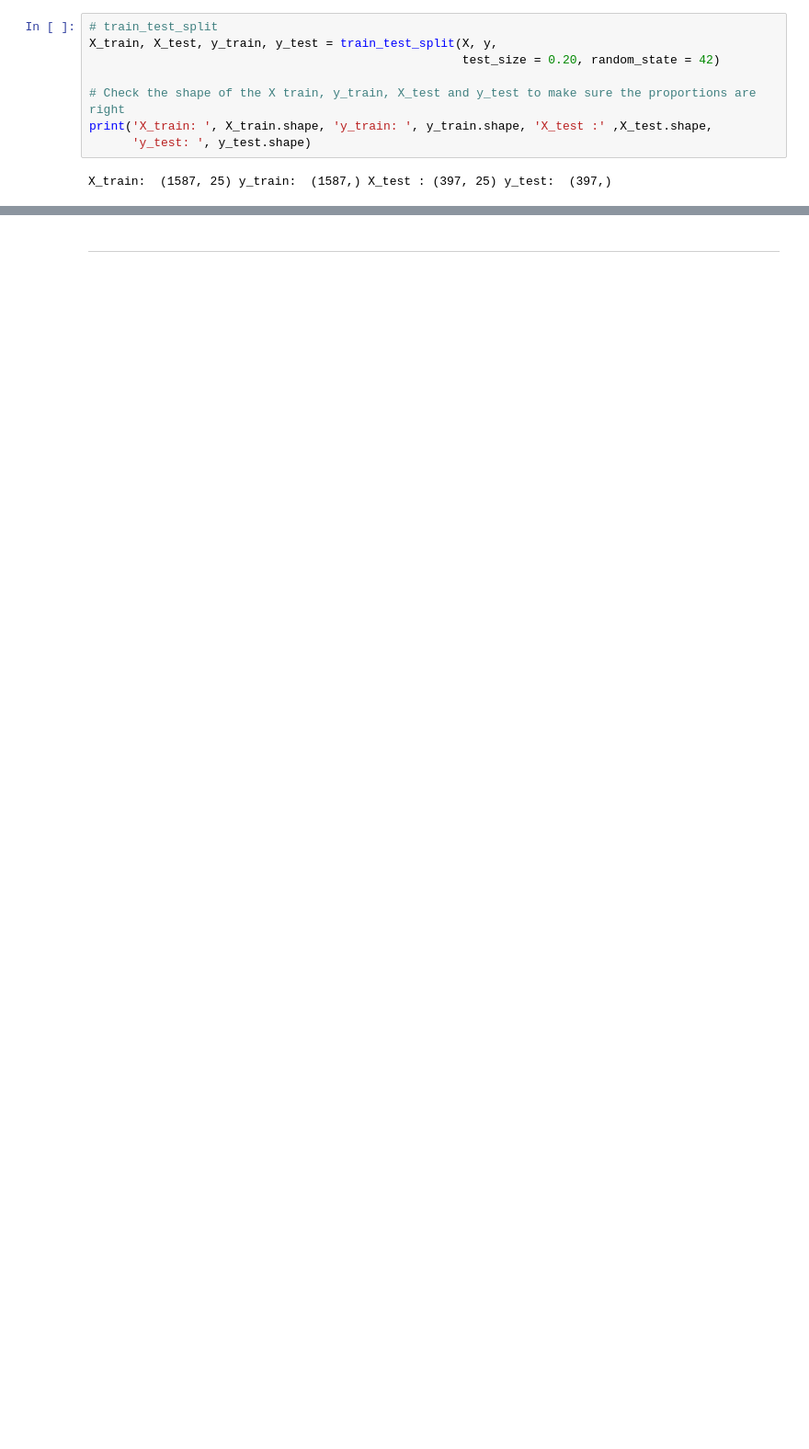
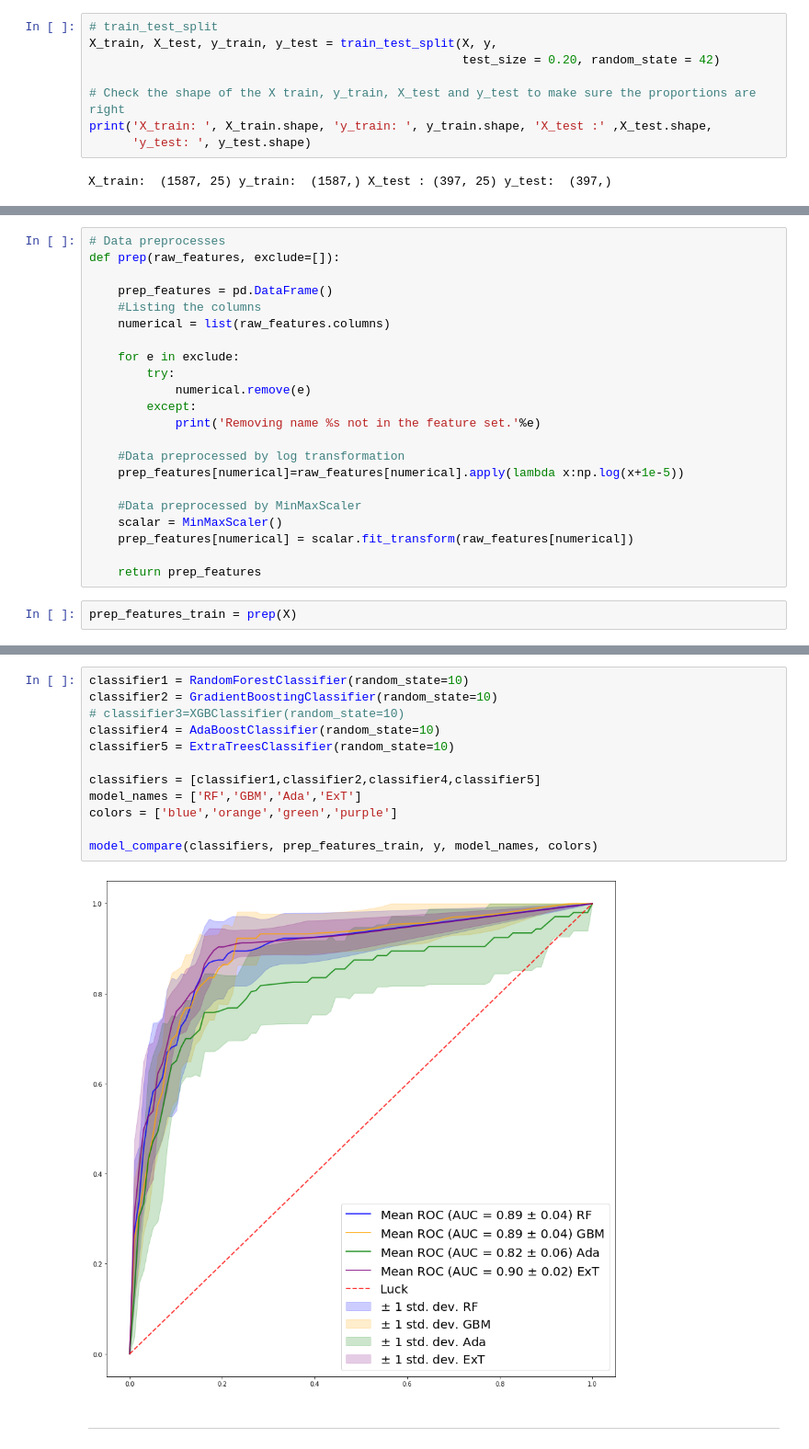
Before and after one commit to gabriellewald/auction-fraud-detection, a Jupyter notebook: notebooks/4_pre_processing_modeling.ipynb, the cells around one changed output, grey strips where cells are left out. Shown at 92% size. Drawn from its saved outputs; the diff is of its cells as text; blank space fills up the shorter version.

Commit message:
Initial model training

```diff
--- a/notebooks/4_pre_processing_modeling.ipynb
+++ b/notebooks/4_pre_processing_modeling.ipynb
@@ -90,0 +152,24 @@ X_train:  (1587, 25) y_train:  (1587,) X_test : (397, 25) y_test:  (397,)
+# %%
+# Data preprocesses
+def prep(raw_features, exclude=[]):
+
+    prep_features = pd.DataFrame()
+    #Listing the columns
+    numerical = list(raw_features.columns)
+
+    for e in exclude:
+        try:
+            numerical.remove(e)
+        except:
+            print('Removing name %s not in the feature set.'%e)
+
+    #Data preprocessed by log transformation
+    prep_features[numerical]=raw_features[numerical].apply(lambda x:np.log(x+1e-5))
+
+    #Data preprocessed by MinMaxScaler
+    scalar = MinMaxScaler()
+    prep_features[numerical] = scalar.fit_transform(raw_features[numerical])
+
+    return prep_features
+# %%
+prep_features_train = prep(X)
@@ -91,2 +220,16 @@ X_train:  (1587, 25) y_train:  (1587,) X_test : (397, 25) y_test:  (397,)
+# %%
+classifier1 = RandomForestClassifier(random_state=10)
+classifier2 = GradientBoostingClassifier(random_state=10)
+# classifier3=XGBClassifier(random_state=10)
+classifier4 = AdaBoostClassifier(random_state=10)
+classifier5 = ExtraTreesClassifier(random_state=10)
+
+classifiers = [classifier1,classifier2,classifier4,classifier5]
+model_names = ['RF','GBM','Ada','ExT']
+colors = ['blue','orange','green','purple']
+
+model_compare(classifiers, prep_features_train, y, model_names, colors)
+# %% [output]
+[figure, added]
 # %% [markdown]
 -------
```
Also changed, not shown: parts of 14 cells of this notebook.
